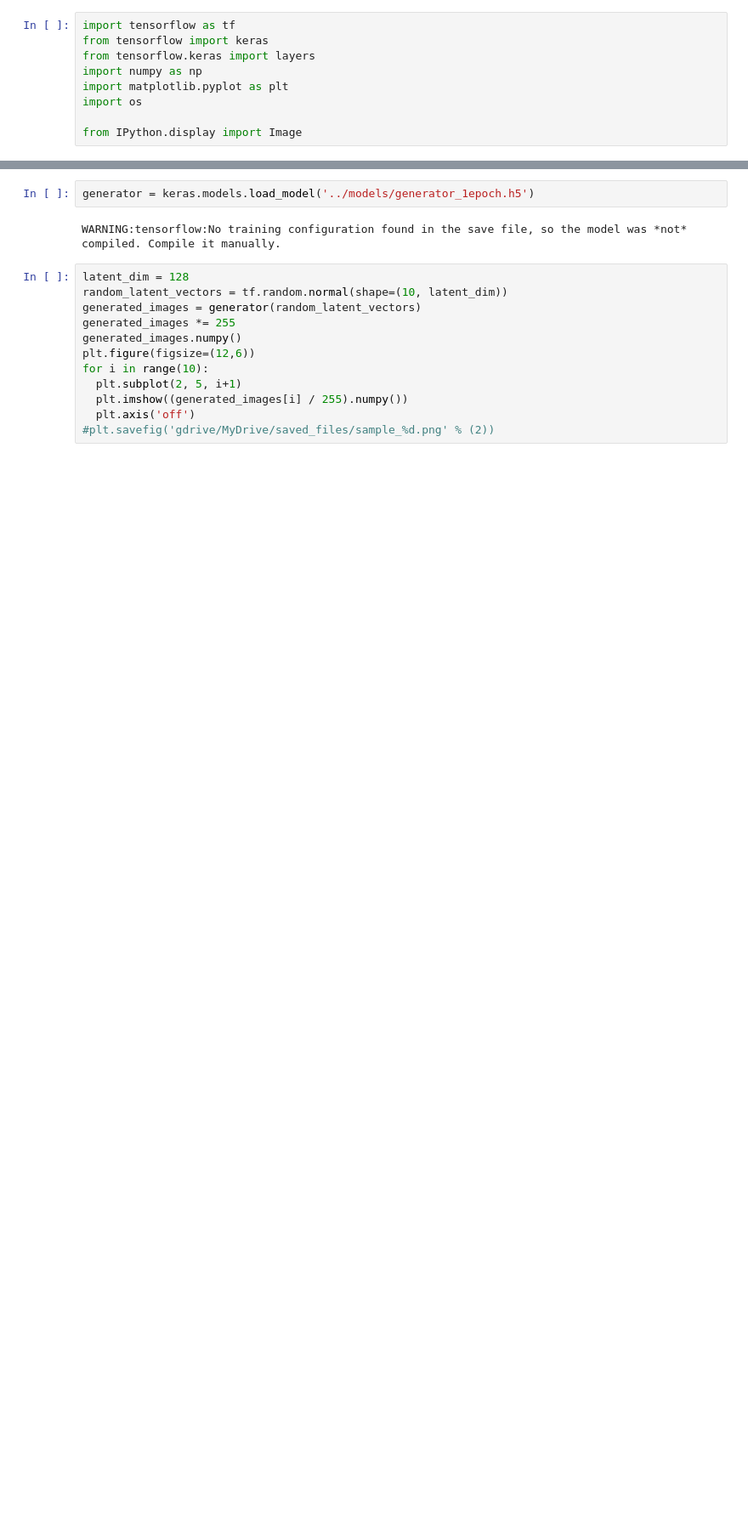
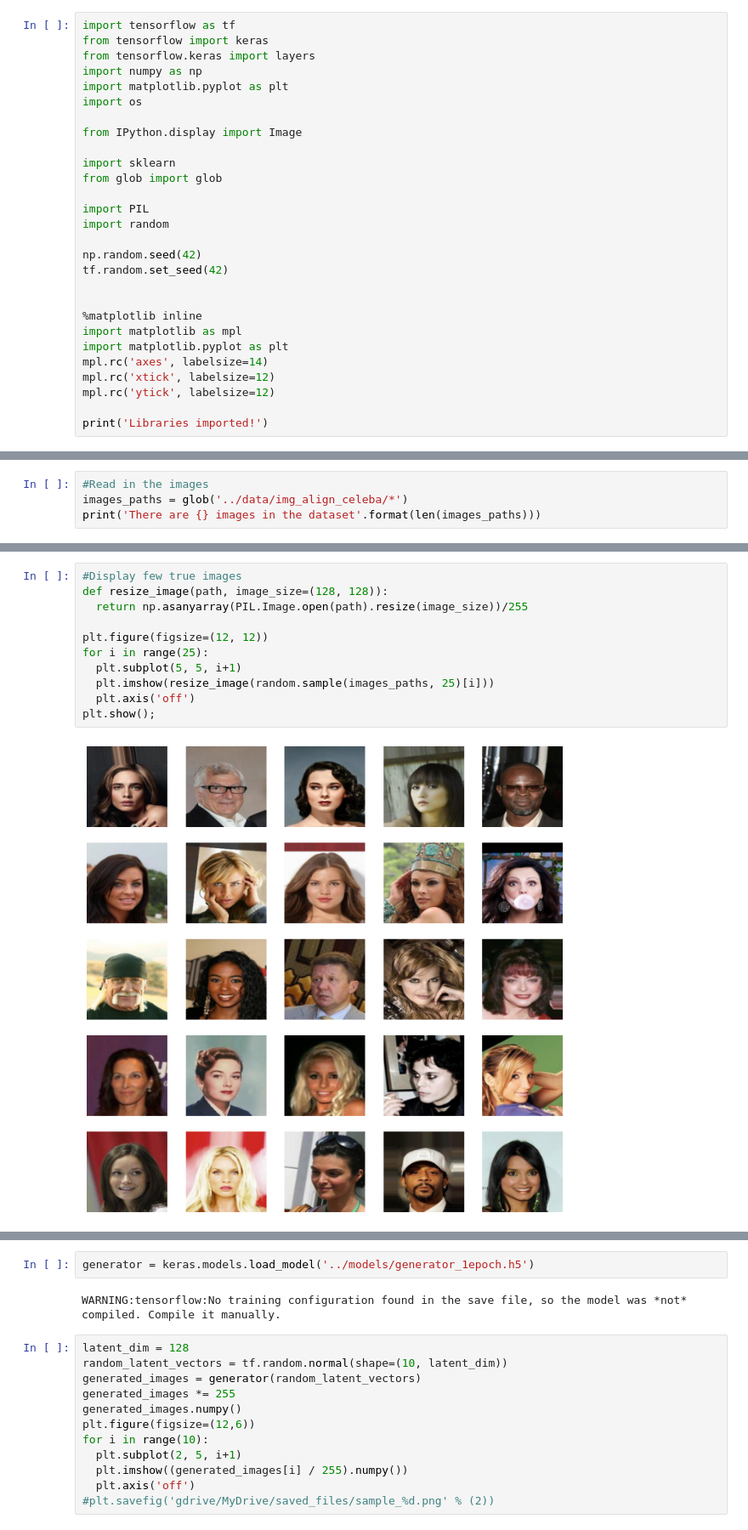
Before and after one commit to luongtruong77/deep-learning-fake-faces-generator, a Jupyter notebook: notebooks/baseline-model.ipynb, the cells around one changed output, grey strips where cells are left out. Shown at 85% size. Saved outputs shown, nothing was run; the diff lists cells and outputs as text; blank space fills up the shorter version.

```diff
--- a/notebooks/baseline-model.ipynb
+++ b/notebooks/baseline-model.ipynb
@@ -7,3 +7,22 @@ import matplotlib.pyplot as plt
 import os
 
 from IPython.display import Image
+
+import sklearn
+from glob import glob
+
+import PIL
+import random
+
+np.random.seed(42)
+tf.random.set_seed(42)
+
+
+%matplotlib inline
+import matplotlib as mpl
+import matplotlib.pyplot as plt
+mpl.rc('axes', labelsize=14)
+mpl.rc('xtick', labelsize=12)
+mpl.rc('ytick', labelsize=12)
+
+print('Libraries imported!')
@@ -9,0 +33,4 @@ from IPython.display import Image
+# %%
+#Read in the images
+images_paths = glob('../data/img_align_celeba/*')
+print('There are {} images in the dataset'.format(len(images_paths)))
@@ -9,0 +39,13 @@ from IPython.display import Image
+# %%
+#Display few true images
+def resize_image(path, image_size=(128, 128)):
+  return np.asanyarray(PIL.Image.open(path).resize(image_size))/255
+
+plt.figure(figsize=(12, 12))
+for i in range(25):
+  plt.subplot(5, 5, i+1)
+  plt.imshow(resize_image(random.sample(images_paths, 25)[i]))
+  plt.axis('off')
+plt.show();
+# %% [output]
+[figure, added]
```
Also changed, not shown: parts of 16 cells of this notebook, 7 other files.
